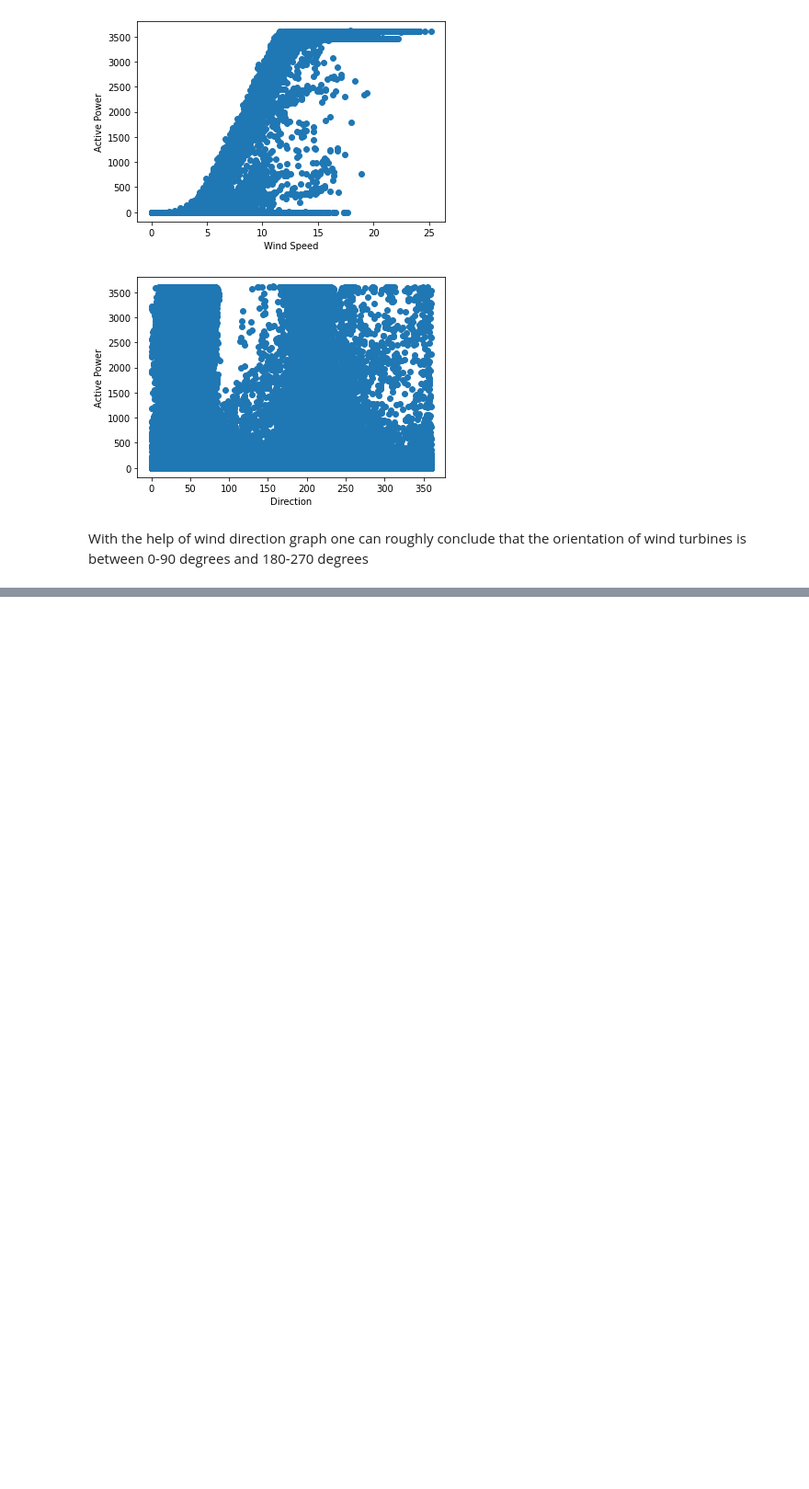
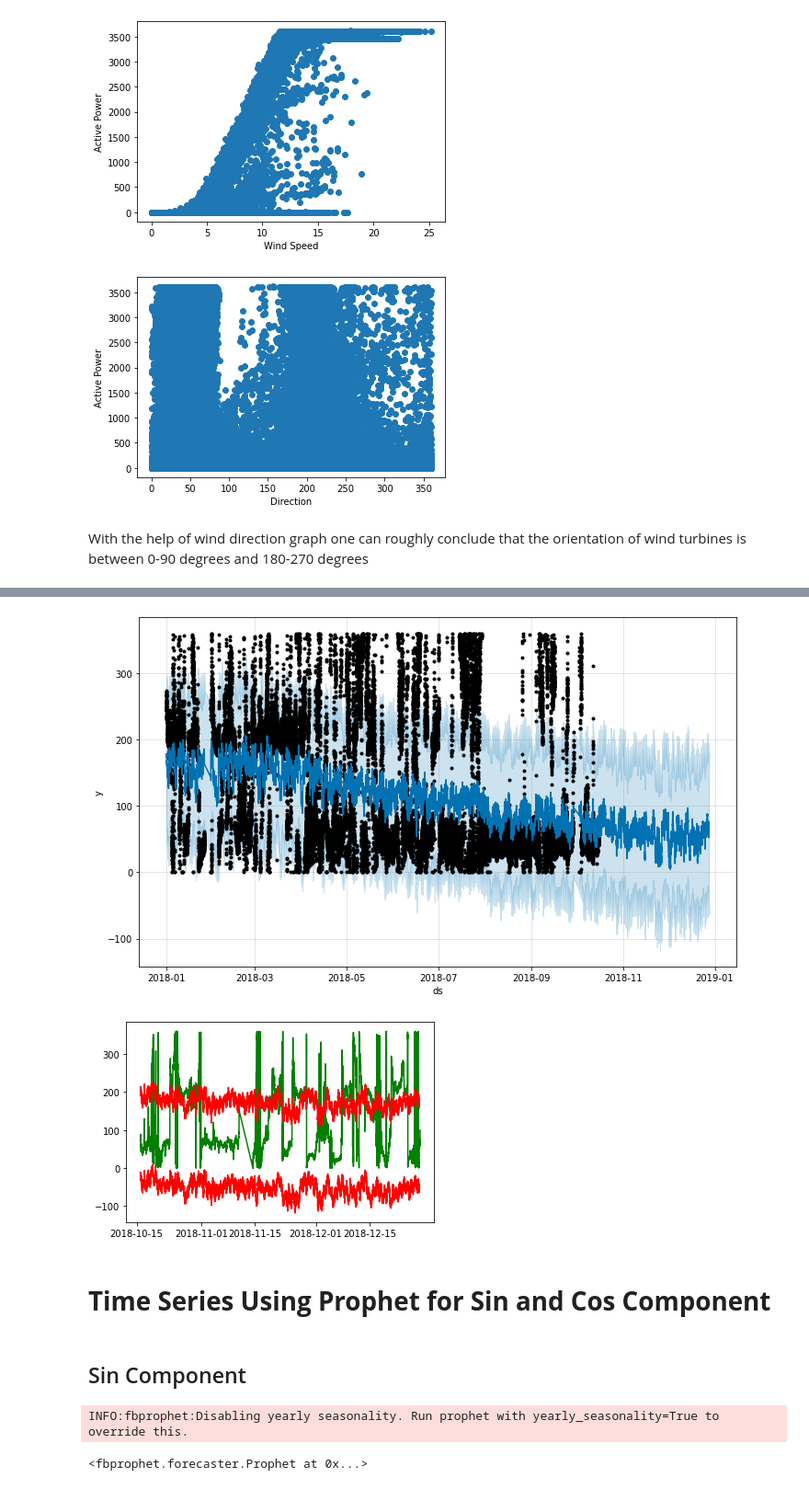
Before and after one commit to m607stars/GoGreen-with-ML, a Jupyter notebook: IBM_Hackathon.ipynb, the cells around one changed output, grey strips where cells are left out. Shown at 92% size. Drawn from its saved outputs; the diff is of its cells as text; code cells hidden in the pictures; blank space fills up the shorter version.

```diff
--- a/IBM_Hackathon.ipynb
+++ b/IBM_Hackathon.ipynb
@@ -261,0 +277,7 @@ plt.show()
+# %%
+m = {'ds':df['Date/Time'][:40000],'y':df['Direction'][:40000],'add1':df['Wind Speed'][:40000]}
+data_prophet = pd.DataFrame(m)
+
+model = Prophet(changepoint_prior_scale=0.01)
+model.add_regressor('add1')
+model.fit(data_prophet)
@@ -261,0 +287,6 @@ plt.show()
+# %%
+future = model.make_future_dataframe(periods=10530, freq='10min')
+future['add1']= df['Wind Speed']
+
+forecast=model.predict(future)
+forecast.tail()
@@ -261,0 +300,24 @@ plt.show()
+# %%
+fig1=model.plot(forecast)
+plt.show()
+
+plt.plot(df['Date/Time'][40000:50000],df['Direction'][40000:50000],color='green')
+plt.plot(forecast['ds'][40000:],forecast['yhat_upper'][40000:],color='red')
+plt.plot(forecast['ds'][40000:],forecast['yhat_lower'][40000:],color='red')
+plt.show()
+# %% [output]
+[figure, added]
+[figure, added]
+# %% [markdown]
+# **Time Series Using Prophet for Sin and Cos Component**
+# %% [markdown]
+## Sin Component
+# %%
+m = {'ds':df['Date/Time'][:40000],'y':df['Sin Component'][:40000]}
+data_prophet = pd.DataFrame(m)
+
+model = Prophet(changepoint_prior_scale=0.01)
+model.fit(data_prophet)
+# %% [output]
+INFO:fbprophet:Disabling yearly seasonality. Run prophet with yearly_seasonality=True to override this.
+<fbprophet.forecaster.Prophet at 0x...>
```
Also changed, not shown: parts of 55 cells of this notebook.
